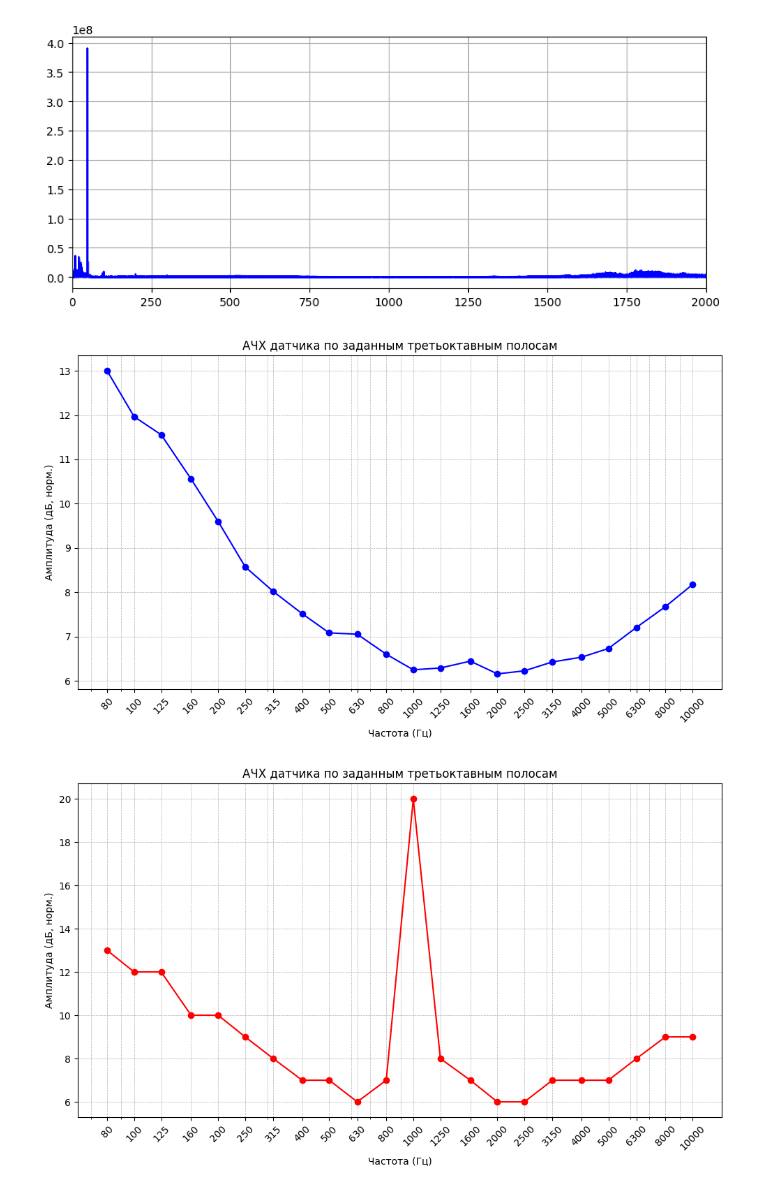
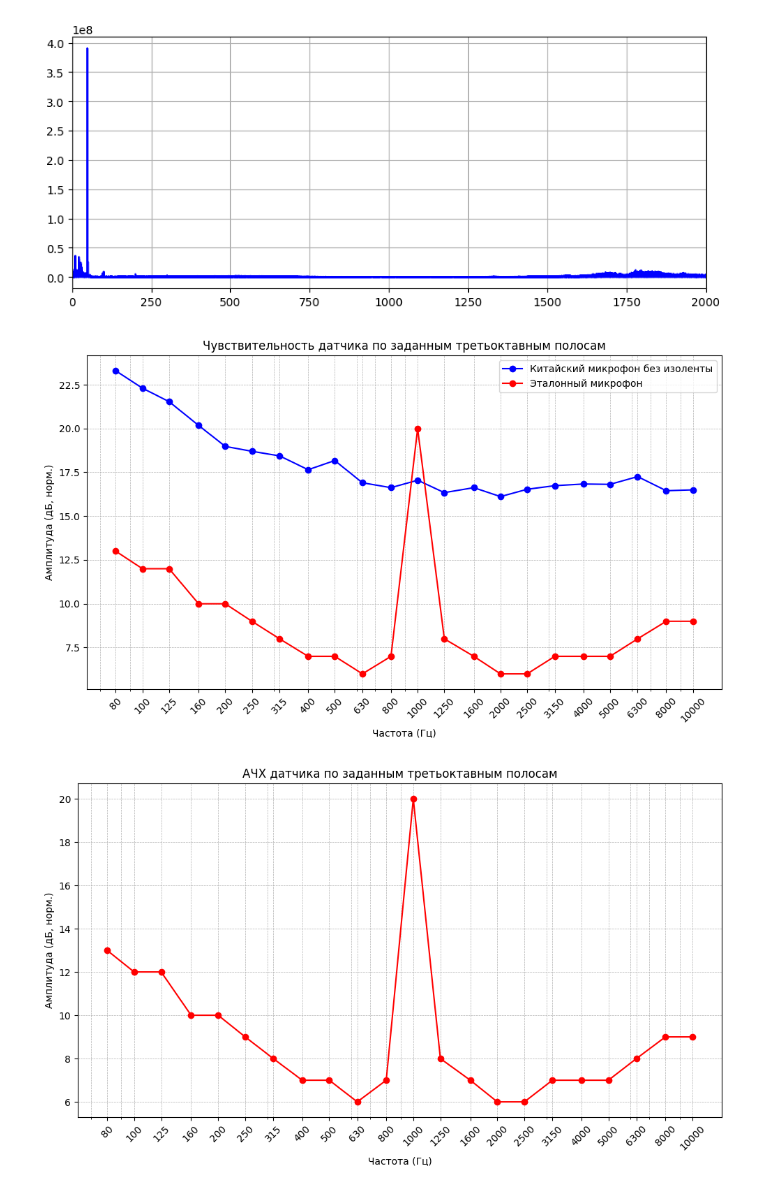
Before and after one commit to bdExplore/Scientific, a Jupyter notebook: Python/pgd_analys.ipynb, the cells around one changed output. Saved outputs shown, nothing was run; the diff lists cells and outputs as text; code cells hidden in the pictures.

Commit message:
Построена чувствительность микрофона без изоленты

```diff
--- a/Python/pgd_analys.ipynb
+++ b/Python/pgd_analys.ipynb
@@ -204,44 +204,58 @@ from scipy.io import wavfile
 from audio_function import filt_freq
 from scipy.fft import fft, ifft, fftfreq
 
 octave_boundaries = np.array([71, 89, 112, 141, 179, 224, 281, 355, 447, 561, 710, 895, 1120, 1410, 1790, 2240, 2810, 3550, 4470, 5610, 7100, 8950, 11200])
 lower_bounds = octave_boundaries[:-1]
 upper_bounds = octave_boundaries[1:]
 center_freqs = np.array([80, 100, 125, 160, 200, 250, 315, 400, 500, 630, 800, 1000, 1250, 1600, 2000, 2500, 3150, 4000, 5000, 6300, 8000, 10000])  # Центральные частоты как середина диапазона
+
 amp_standard_23 = np.array([55, 53, 53, 54, 55, 55, 57, 58, 59, 58, 59 ,60, 61, 62, 61, 60, 60, 60, 59, 58, 55, 54])
 amp_standard_self = np.array([13, 12, 12, 10, 10, 9, 8, 7, 7, 6, 7, 20, 8, 7, 6, 6, 7, 7, 7, 8, 9, 9])
 
-fs, data = wavfile.read('/Users/bogda/Desktop/Acoustics/Scientific/Исходные данные/PGD_camera/TASCAM_0028S1.wav')
+fs, data_23 = wavfile.read('/Users/bogda/Desktop/Acoustics/Scientific/Исходные данные/PGD_camera/TASCAM_0023S1.wav')
+fs, data_30 = wavfile.read('/Users/bogda/Desktop/Acoustics/Scientific/Исходные данные/PGD_camera/TASCAM_0030S1.wav')
 
-def band_amplitude(signal, f_low, f_high):
+
+def RMS(signal, f_low, f_high):
     filtered = filt_freq(fft(signal), f_low, f_high)
-    energy = np.sum(np.abs(filtered) ** 2)  # Сумма квадратов модуля амплитуд
     N = len(filtered != 0)
-    return energy / N
+    energy = np.sqrt(np.sum(np.abs(filtered) ** 2) / N)  # Сумма квадратов модуля амплитуд
+    return energy
+
 
 amplitudes = []
 for f1, f2 in zip(lower_bounds, upper_bounds):
-    amp = band_amplitude(data, f1, f2)
+    amp = RMS(data_23, f1, f2)
     amplitudes.append(amp)
 
 amplitudes_norm = np.array(amplitudes) / 2e-5
 
+amp_standard_23_pa = 10**(amp_standard_23 / 20)
 
-# delta_db = amp_standard_self[0] - 10 * np.log10(amplitudes_norm[0])
-# k = 10**(delta_db/10)
-# amplitudes_norm = amplitudes_norm * k
+k = amp_standard_23_pa / amplitudes_norm
+
+
+amplitudes_calibrated = []
+for f1, f2 in zip(lower_bounds, upper_bounds):
+    ampl = RMS(data_30, f1, f2)
+    amplitudes_calibrated.append(ampl)
+
+amplitudes_norm_calibrated = np.array(amplitudes_calibrated) / 2e-5 * k
+amplitudes_norm_calibrated_db = 20 * np.log10(amplitudes_norm_calibrated)
 
 plt.figure(figsize=(10, 6))
-plt.semilogx(center_freqs, 10 * np.log10(amplitudes_norm), marker='o', color='blue')
+plt.semilogx(center_freqs, amplitudes_norm_calibrated_db, marker='o', color='blue', label='Китайский микрофон без изоленты')
+plt.semilogx(center_freqs, amp_standard_self, marker='o', color='red', label='Эталонный микрофон')
 plt.grid(True, which='both', linestyle='--', linewidth=0.5)
 plt.xlabel('Частота (Гц)')
 plt.ylabel('Амплитуда (дБ, норм.)')
-plt.title('АЧХ датчика по заданным третьоктавным полосам')
+plt.title('Чувствительность датчика по заданным третьоктавным полосам')
 plt.xticks(center_freqs, [f"{int(f)}" for f in center_freqs], rotation=45)
 plt.tight_layout()
+plt.legend()
 plt.show()
 # %% [output]
-[figure, old version]
+[figure, new version]
 # %%
 plt.figure(figsize=(10, 6))
 plt.semilogx(center_freqs, amp_standard_self, marker='o', color='red')
```
